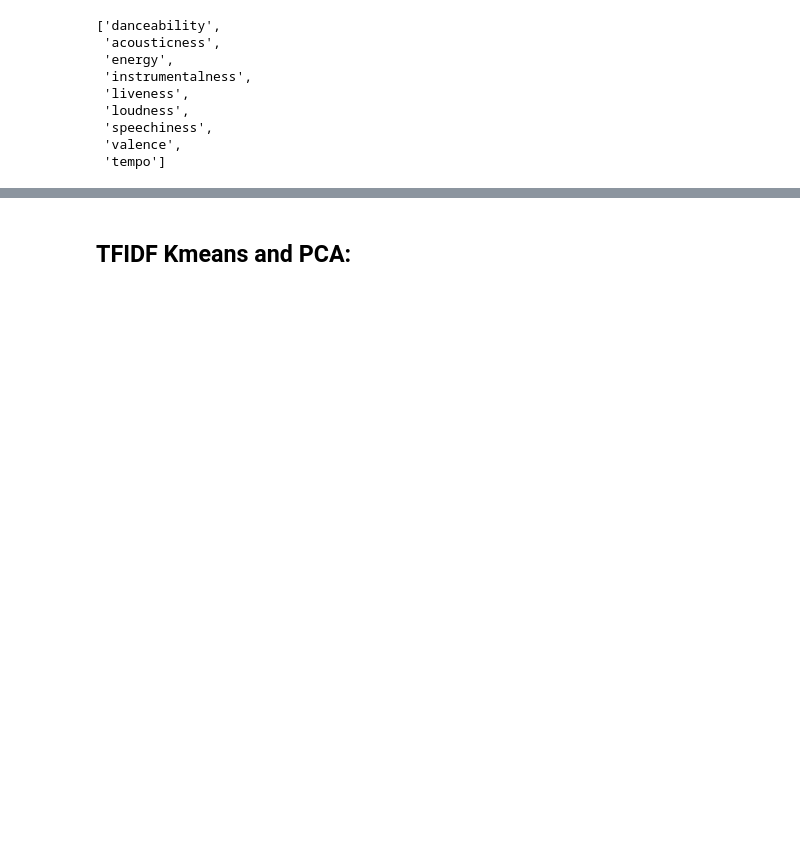
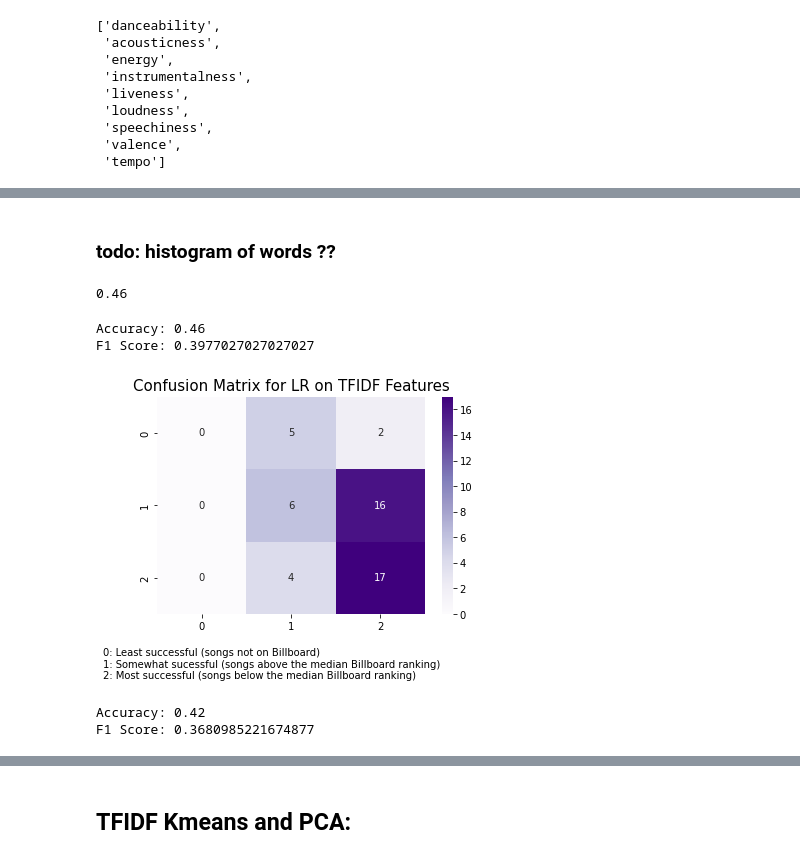
Before and after one commit to scharfsteina/BigDataFinalProject, a Jupyter notebook: analysis.ipynb, the cells around one changed output, grey strips where cells are left out. Drawn from its saved outputs; the diff is of its cells as text; code cells hidden in the pictures; blank space fills up the shorter version.

```diff
--- a/analysis.ipynb
+++ b/analysis.ipynb
@@ -109,0 +125,4 @@ y = 0.918459 + (0.044938 * x1) + (0.123965 * x2) + (0.316326 * x3) + (0.473033 *
+# %%
+tfidf = tfidf.drop('name', axis=1)
+features = tfidf.columns
+tfidf
@@ -109,0 +153,23 @@ y = 0.918459 + (0.044938 * x1) + (0.123965 * x2) + (0.316326 * x3) + (0.473033 *
+# %%
+x = np.array(tfidf)
+y = np.array(data["billboard_rating"])
+X_train, X_test, y_train, y_test = train_test_split(x, y, test_size=0.3)
+# %% [markdown]
+### todo: histogram of words ??
+# %%
+model_lr = LogisticRegression().fit(X_train, y_train)
+score = model_lr.score(X_test, y_test)
+score # 50 % is not good
+# %% [output]
+0.46
+# %%
+lr_results = evaluate_model(model_lr)
+print(f"Accuracy: {lr_results['accuracy']}\nF1 Score: {lr_results['f1']}\n")
+# %% [output]
+Accuracy: 0.46
+F1 Score: 0.3977027027027027
+# %%
+# Fails to classify the songs that did not make it on the billboard
+disp_confusion(lr_results['confusion'], title="LR on TFIDF")
+# %% [output]
+[figure, added]
@@ -109,0 +178,6 @@ y = 0.918459 + (0.044938 * x1) + (0.123965 * x2) + (0.316326 * x3) + (0.473033 *
+# %%
+rf_results = evaluate_model(model_rf)
+print(f"Accuracy: {rf_results['accuracy']}\nF1 Score: {rf_results['f1']}\n")
+# %% [output]
+Accuracy: 0.42
+F1 Score: 0.3680985221674877
```
Also changed, not shown: parts of 26 cells of this notebook, 9 other files.
